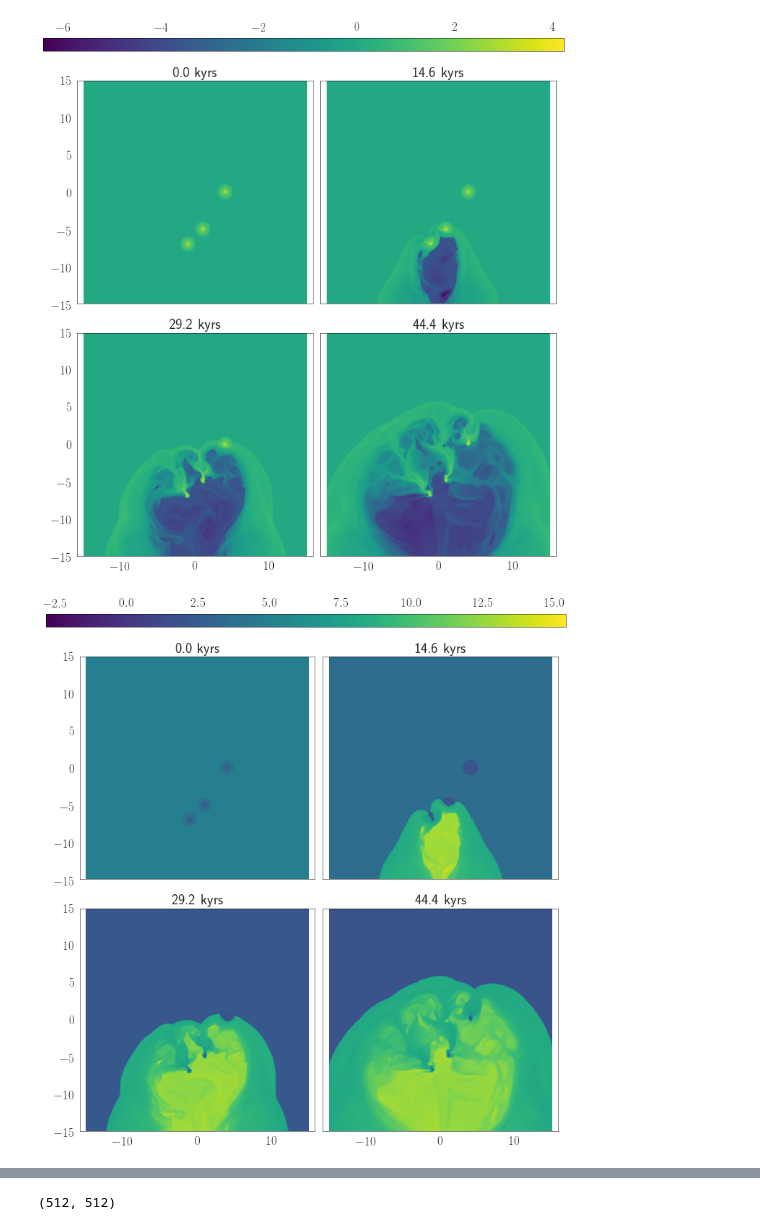
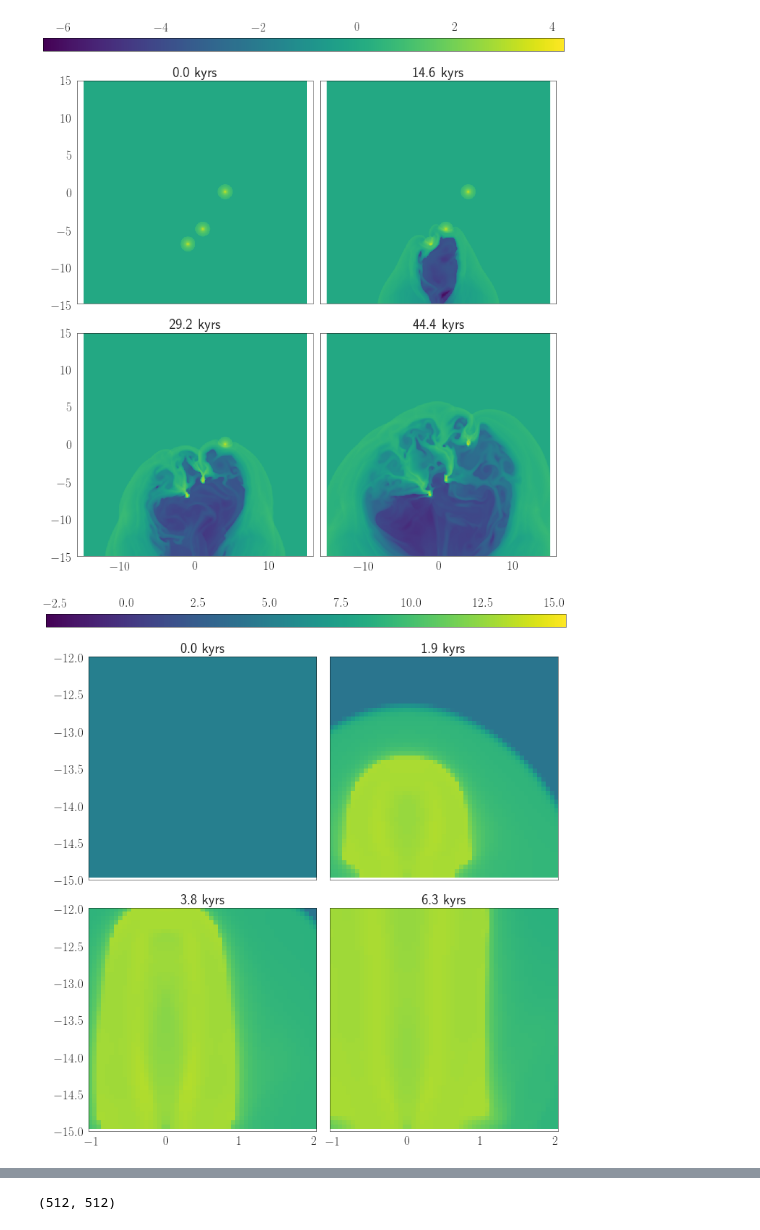
Before and after one commit to Mixpap/MasterThesis, a Jupyter notebook: Notebooks/Data (Jet-Cloud interaction).ipynb, the cells around one changed output, grey strips where cells are left out. Cells and saved outputs as stored; diff of their text form; code cells hidden in the pictures.

```diff
--- a/Notebooks/Data (Jet-Cloud interaction).ipynb
+++ b/Notebooks/Data (Jet-Cloud interaction).ipynb
@@ -142,6 +142,6 @@ f.quadruple(tJC,np.log10(tJC['RHO']),tdk='kyrs',tlim=70)
 # %% [output]
 [figure]
 # %%
-f.quadruple(tJC,np.log10(tJC['PRS']*f.Temp0/tJC['RHO']),tdk='kyrs',tlim=70)
+f.quadruple(tJC,np.log10(tJC['PRS']*f.Temp0/tJC['RHO']),tdk='kyrs',tlim=10,xlim=[0,1],ylim=[-15,-12])
 # %% [output]
-[figure, old version]
+[figure, new version]
```
Also changed, not shown: parts of 1 cell of this notebook, 33 other files.
